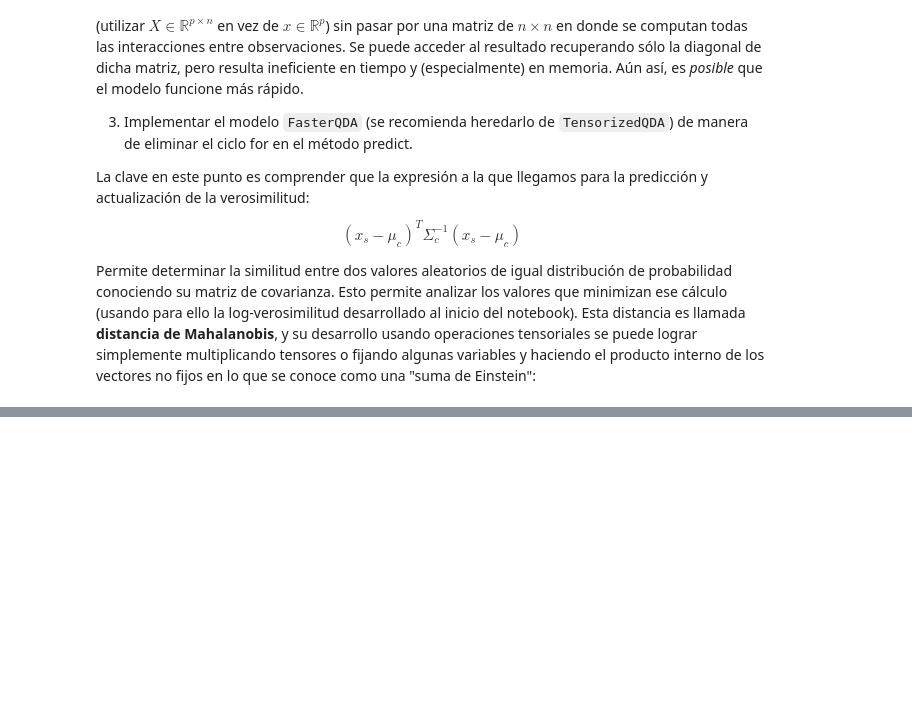
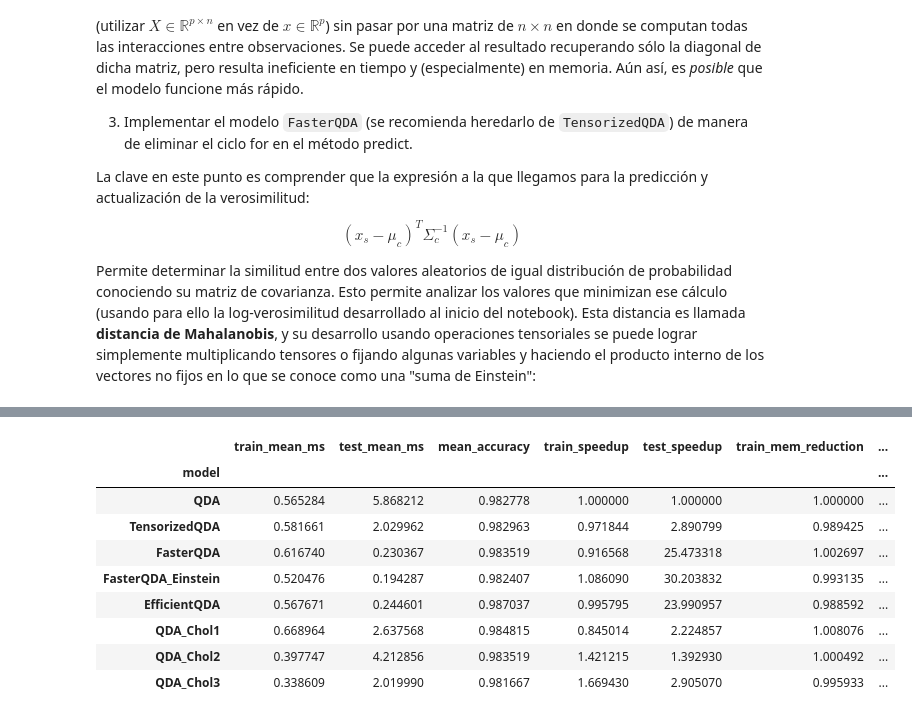
Before and after one commit to RodriMesa/AMIA, a Jupyter notebook: AMIA_2025_TP1.ipynb, the cells around one changed output, grey strips where cells are left out. Saved outputs shown, nothing was run; the diff lists cells and outputs as text; code cells hidden in the pictures; blank space fills up the shorter version.

```diff
--- a/AMIA_2025_TP1.ipynb
+++ b/AMIA_2025_TP1.ipynb
@@ -653,0 +678,9 @@ class FasterQDA_Einstein(TensorizedQDA):
+# %%
+n, p = 100, 20
+A = np.random.randn(n, p)
+B = np.random.randn(p, n)
+
+left = np.diag(A @ B)
+right = np.sum(A * B.T, axis=1)
+
+print("Igualdad en ambos lados de la ecuación: ", np.allclose(left, right))
@@ -653,0 +725,12 @@ class FasterQDA_Einstein(TensorizedQDA):
+# %%
+to_bench = [QDA, TensorizedQDA, FasterQDA, FasterQDA_Einstein, EfficientQDA]
+
+for model in to_bench:
+    b.bench(model)
+
+summ = b.summary(baseline='QDA')
+summ[[
+    'train_mean_ms', 'test_mean_ms','mean_accuracy',
+    'train_speedup', 'test_speedup',
+    'train_mem_reduction', 'test_mem_reduction'
+]]
@@ -689,0 +789,23 @@ La descomposición/factorización de [Cholesky](https://en.wikipedia.org/wiki/Ch
+# %%
+to_bench = [QDA, TensorizedQDA, FasterQDA, FasterQDA_Einstein, EfficientQDA, QDA_Chol1, QDA_Chol2, QDA_Chol3]
+
+for model in to_bench:
+    b.bench(model)
+
+summ = b.summary(baseline='QDA')
+summ[[
+    'train_mean_ms', 'test_mean_ms','mean_accuracy',
+    'train_speedup', 'test_speedup',
+    'train_mem_reduction', 'test_mem_reduction'
+]]
+# %% [output]
+|  | train_mean_ms | test_mean_ms | mean_accuracy | train_speedup | test_speedup | train_mem_reduction | ... |
+| model |  |  |  |  |  |  | ... |
+| QDA | 0.565284 | 5.868212 | 0.982778 | 1.000000 | 1.000000 | 1.000000 | ... |
+| TensorizedQDA | 0.581661 | 2.029962 | 0.982963 | 0.971844 | 2.890799 | 0.989425 | ... |
+| FasterQDA | 0.616740 | 0.230367 | 0.983519 | 0.916568 | 25.473318 | 1.002697 | ... |
+| FasterQDA_Einstein | 0.520476 | 0.194287 | 0.982407 | 1.086090 | 30.203832 | 0.993135 | ... |
+| EfficientQDA | 0.567671 | 0.244601 | 0.987037 | 0.995795 | 23.990957 | 0.988592 | ... |
+| QDA_Chol1 | 0.668964 | 2.637568 | 0.984815 | 0.845014 | 2.224857 | 1.008076 | ... |
+| QDA_Chol2 | 0.397747 | 4.212856 | 0.983519 | 1.421215 | 1.392930 | 1.000492 | ... |
+| QDA_Chol3 | 0.338609 | 2.019990 | 0.981667 | 1.669430 | 2.905070 | 0.995933 | ... |
```
Also changed, not shown: parts of 17 cells of this notebook.
